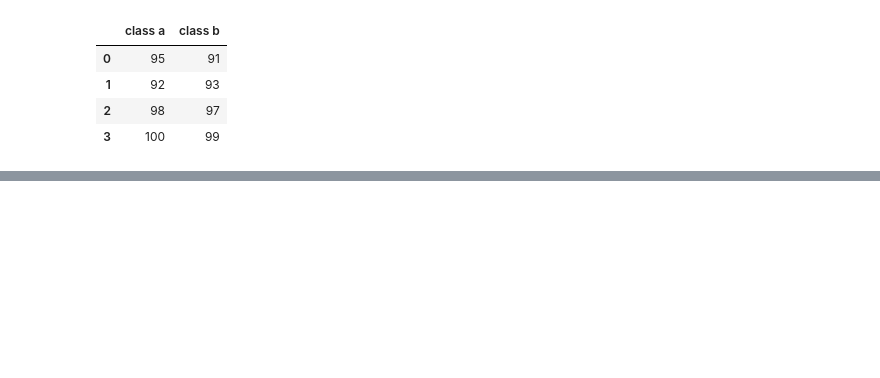
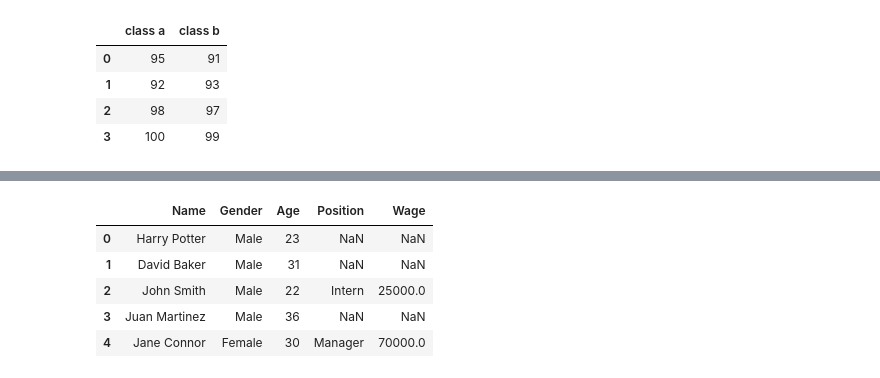
Before and after one commit to coconutkim/data, a Jupyter notebook: pandas/0808판다스기초.ipynb, the cells around one changed output, grey strips where cells are left out. Cells and saved outputs as stored; diff of their text form; code cells hidden in the pictures; blank space fills up the shorter version.

```diff
--- a/pandas/0808판다스기초.ipynb
+++ b/pandas/0808판다스기초.ipynb
@@ -16,0 +267,9 @@ pd.DataFrame(data=data,columns=['class a','class b'])
+# %%
+final1.merge(final2,on = 'Name',how = 'left')
+# %% [output]
+|  | Name | Gender | Age | Position | Wage |
+| 0 | Harry Potter | Male | 23 | NaN | NaN |
+| 1 | David Baker | Male | 31 | NaN | NaN |
+| 2 | John Smith | Male | 22 | Intern | 25000.0 |
+| 3 | Juan Martinez | Male | 36 | NaN | NaN |
+| 4 | Jane Connor | Female | 30 | Manager | 70000.0 |
```
Also changed, not shown: parts of 48 cells of this notebook, 1 other file.
